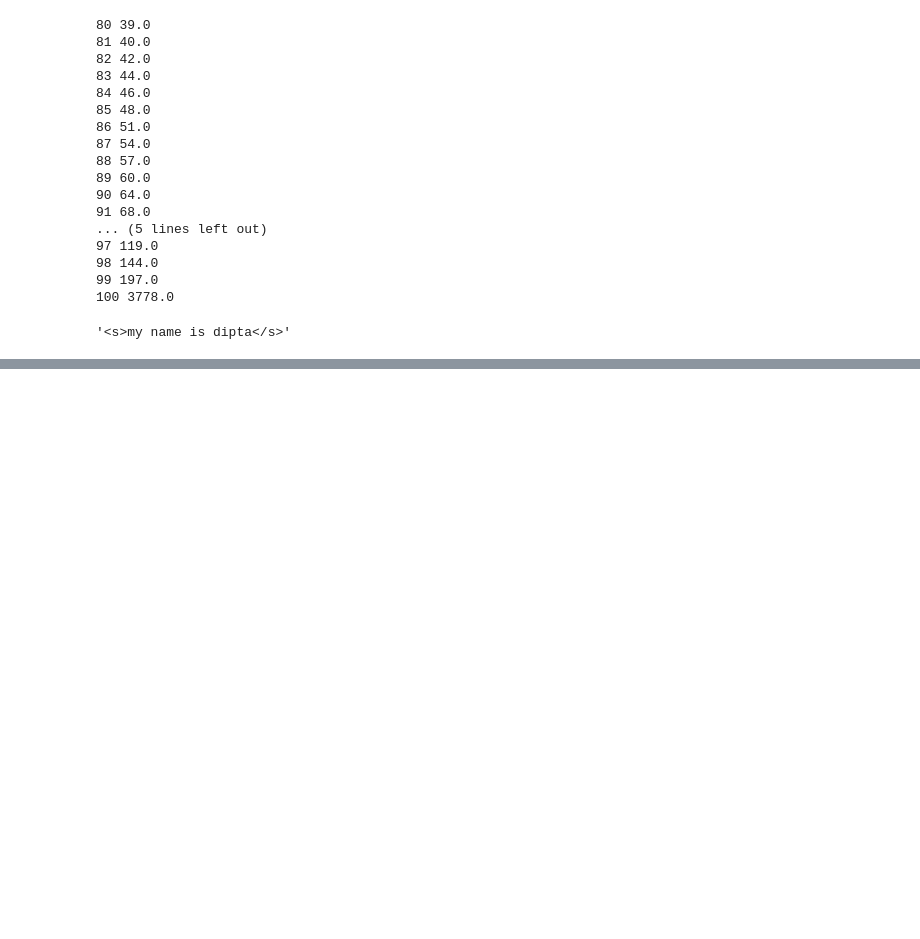
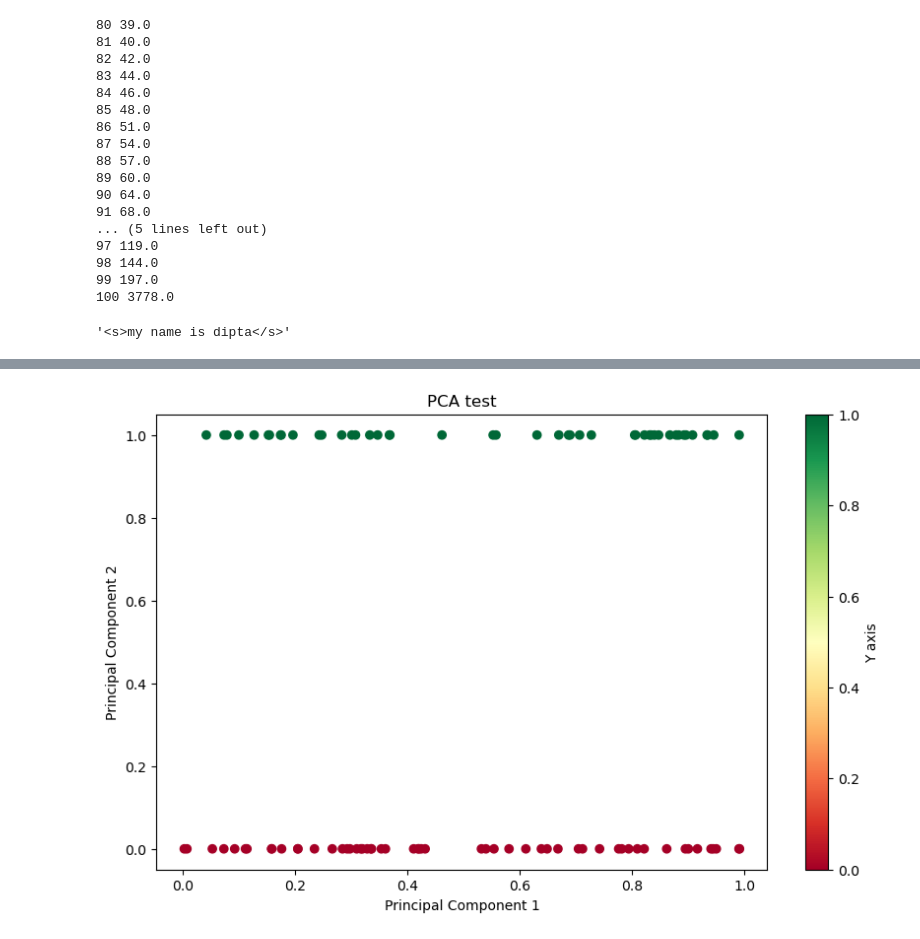
Before and after one commit to dipta007/SemEval24-Task8, a Jupyter notebook: exploration.ipynb, the cells around one changed output, grey strips where cells are left out. Drawn from its saved outputs; the diff is of its cells as text; code cells hidden in the pictures; blank space fills up the shorter version.

```diff
--- a/exploration.ipynb
+++ b/exploration.ipynb
@@ -789,0 +1092,37 @@ tokenizer.decode(tok['input_ids'])
+# %%
+import numpy as np
+import matplotlib.pyplot as plt
+from sklearn.preprocessing import StandardScaler
+from sklearn.decomposition import PCA
+
+def visualize_pca(X, Y, title):
+    X = X.reshape(-1, 1)
+    # Normalize the data using StandardScaler
+    # scaler = StandardScaler()
+    # X_normalized = scaler.fit_transform(X)
+
+    # Perform PCA with 2 components
+    # pca = PCA(n_components=2)
+    # X_pca = pca.fit_transform(X_normalized)
+
+    # Create a scatter plot with color based on the Y axis
+    plt.figure(figsize=(10, 6))
+    scatter = plt.scatter(X[:, 0], Y, c=Y, cmap='RdYlGn')
+
+    # Add labels and a colorbar
+    plt.xlabel('Principal Component 1')
+    plt.ylabel('Principal Component 2')
+    plt.title(f'PCA {title}')
+    plt.colorbar(scatter, label='Y axis')
+
+    # Show the plot
+    plt.show()
+
+# Example usage:
+# Replace X and Y with your actual data
+X = np.random.rand(100)  # Replace this with your data
+Y = np.random.randint(0, 2, 100)  # Replace this with your labels
+
+visualize_pca(X, Y, "test")
+# %% [output]
+[figure, added]
```
Also changed, not shown: parts of 71 cells of this notebook, 4 other files.
